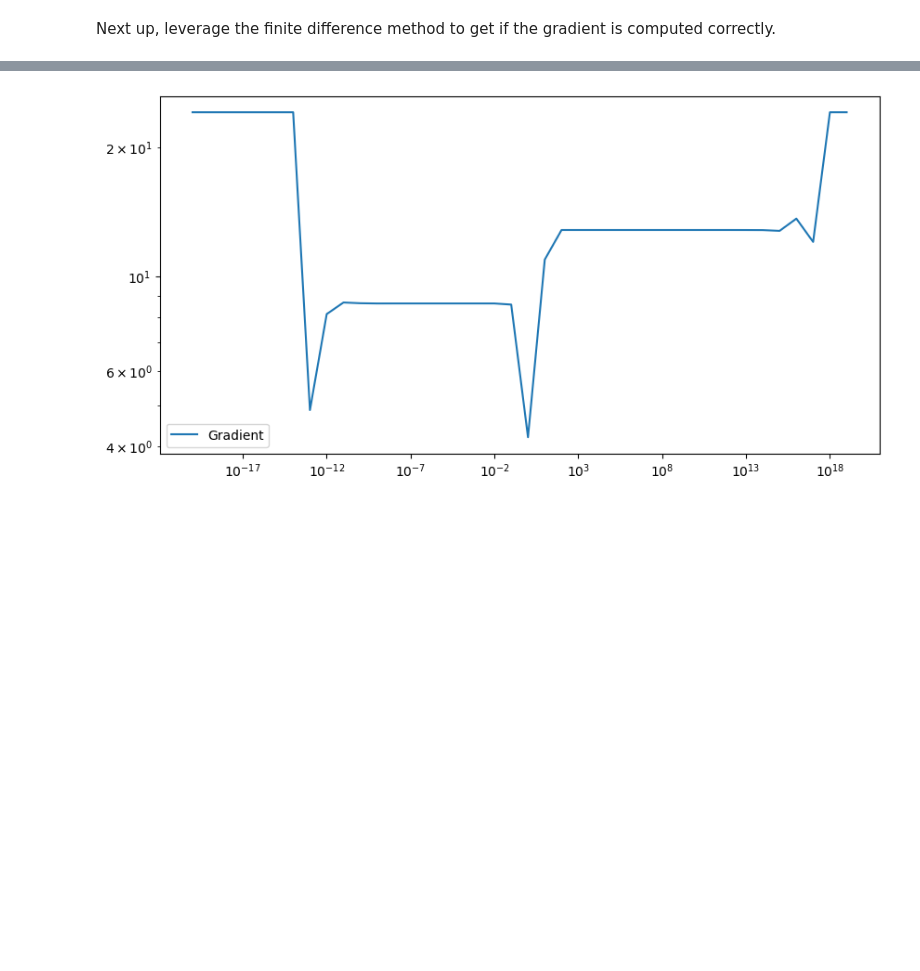
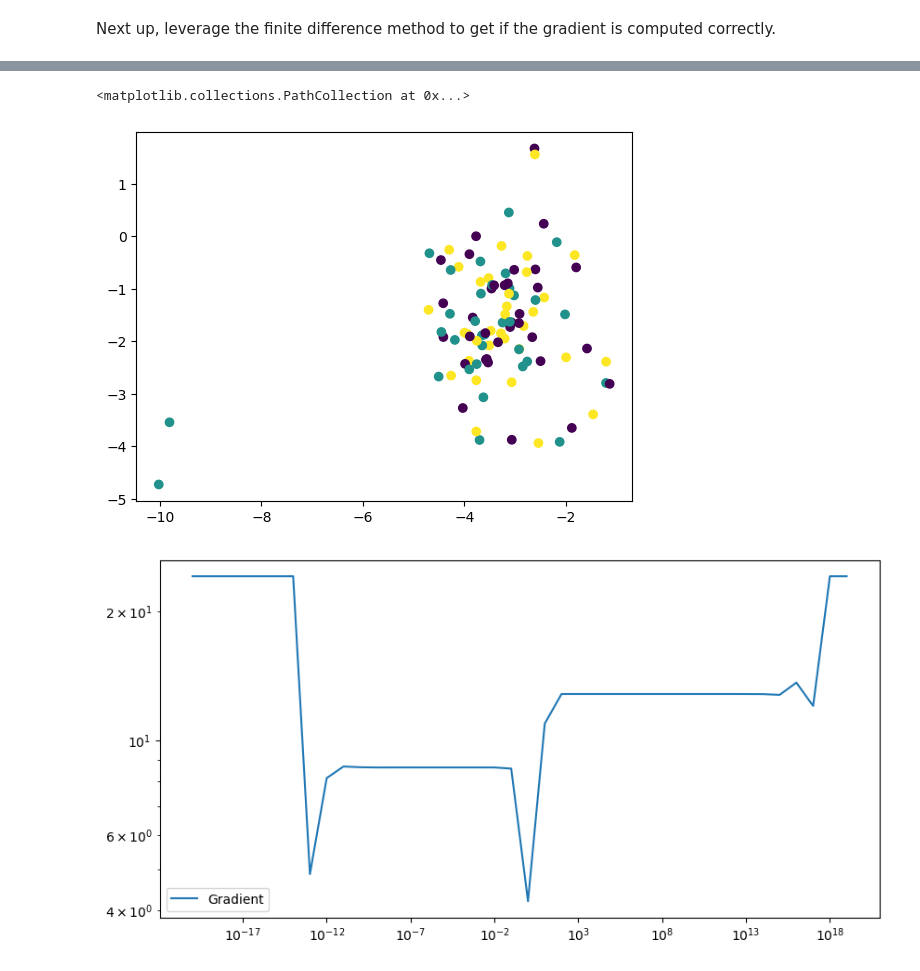
Before and after one commit to KataTech/OTFactorDiscovery, a Jupyter notebook: kai/flow_ot_exp.ipynb, the cells around one changed output, grey strips where cells are left out. Saved outputs shown, nothing was run; the diff lists cells and outputs as text; code cells hidden in the pictures; blank space fills up the shorter version.

```diff
--- a/kai/flow_ot_exp.ipynb
+++ b/kai/flow_ot_exp.ipynb
@@ -131,8 +146,13 @@ Next up, leverage the finite difference method to get if the gradient is compute
 # again, simulate some arbitrary data points for testing
 importlib.reload(flow_ot)
 np.random.seed(26)
-X, Z, centers = make_blobs(n_samples=100, centers=3, n_features=2, random_state=1, return_centers=True)
-Z = Z.reshape(100, 1)
+N_SAMPLES = 100
+X, Z, centers = make_blobs(N_SAMPLES, centers=3, n_features=2, random_state=1, return_centers=True)
+# print("X\n", X)
+Z = Z.reshape(N_SAMPLES, 1)
+# print("Z\n", Z, "\n")
 Y = np.random.randn(X.shape[0], X.shape[1]) * 5
-flow_ot.compute_L(X, Y, Z, lam=65)
+# Y = X
+result = flow_ot.compute_barycenter(X, Z, Y, lam=500, barycenter_cost_grad=flow_ot.gaussian_kernel_kl_grad, max_iter = 1000)
+result
 # %% [output]
@@ -140,3 +176,8 @@ flow_ot.compute_L(X, Y, Z, lam=65)
+# %%
+plt.scatter(result[:, 0], result[:, 1], c=Z)
+# %% [output]
+<matplotlib.collections.PathCollection at 0x...>
+[figure, added]
 # %%
 def perturbing_Y(Y, epsilon, direction, i):
     Y_perturbed = np.copy(Y)
```
Also changed, not shown: parts of 8 cells of this notebook, 1 other file.
